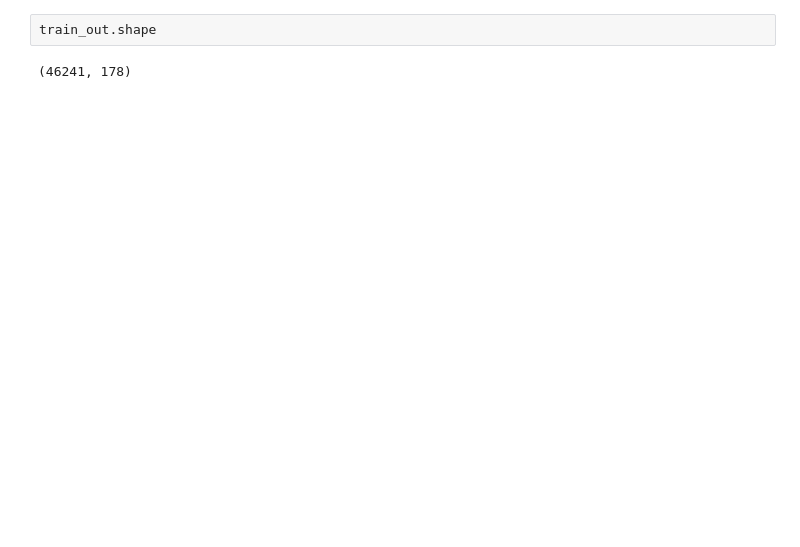
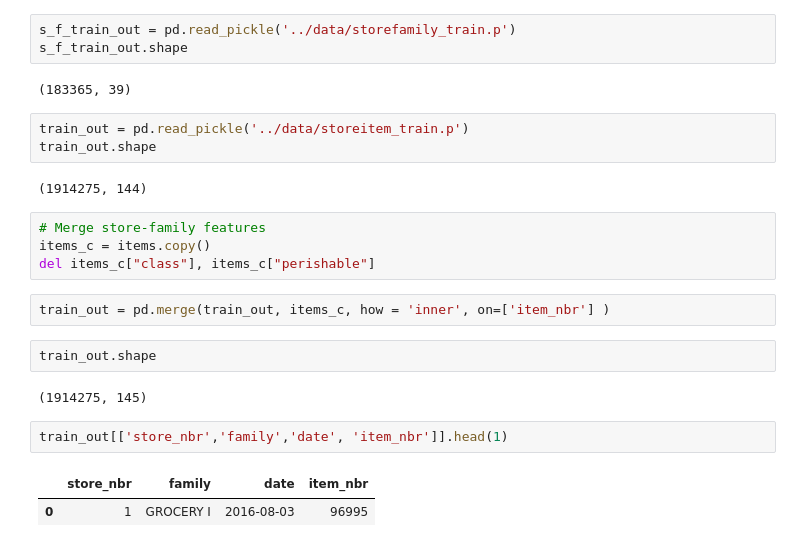
Before and after one commit to PZ11/kagglegrocery, a Jupyter notebook: jupyter/100_model_debug.ipynb, the cells around one changed output. Cells and saved outputs as stored; diff of their text form; blank space fills up the shorter version.

Commit message:
T70_61_AddStore_Family

```diff
--- a/jupyter/100_model_debug.ipynb
+++ b/jupyter/100_model_debug.ipynb
@@ -107,4 +214,25 @@ train_merge.shape
+# %%
+s_f_train_out = pd.read_pickle('../data/storefamily_train.p')
+s_f_train_out.shape
+# %% [output]
+(183365, 39)
+# %%
+train_out = pd.read_pickle('../data/storeitem_train.p')
+train_out.shape
+# %% [output]
+(1914275, 144)
+# %%
+# Merge store-family features
+items_c = items.copy()
+del items_c["class"], items_c["perishable"]
+# %%
+train_out = pd.merge(train_out, items_c, how = 'inner', on=['item_nbr'] )
 # %%
 train_out.shape
 # %% [output]
-(46241, 178)
+(1914275, 145)
+# %%
+train_out[['store_nbr','family','date', 'item_nbr']].head(1)
+# %% [output]
+|  | store_nbr | family | date | item_nbr |
+| 0 | 1 | GROCERY I | 2016-08-03 | 96995 |
```
Also changed, not shown: parts of 33 cells of this notebook, 16 other files.
